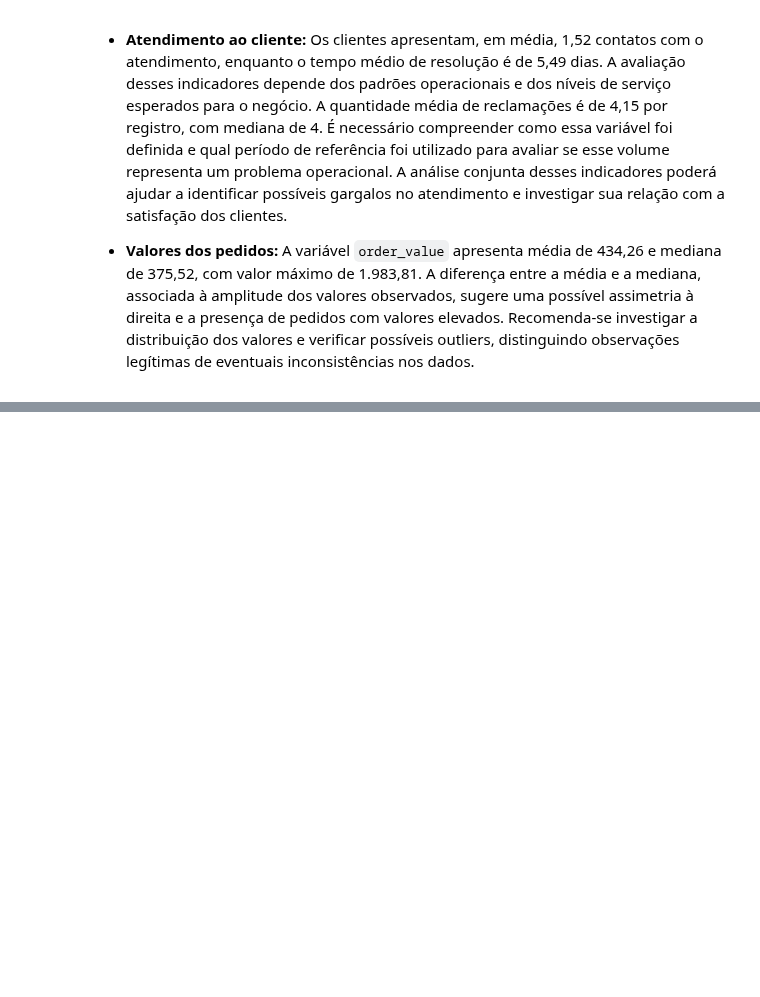
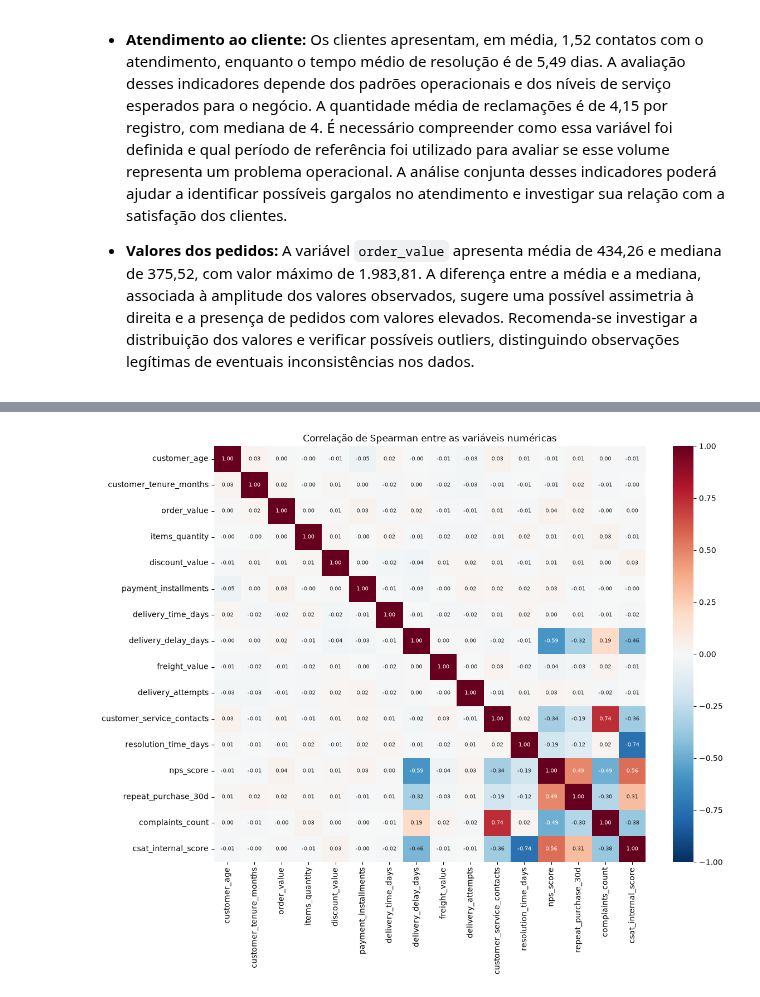
Before and after one commit to jpvbrandaos/tech-challenge-nps-preditivo, a Jupyter notebook: notebooks/01_qualidade_e_tratamento.ipynb, the cells around one changed output, grey strips where cells are left out. Drawn from its saved outputs; the diff is of its cells as text; code cells hidden in the pictures; blank space fills up the shorter version.

```diff
--- a/notebooks/01_qualidade_e_tratamento.ipynb
+++ b/notebooks/01_qualidade_e_tratamento.ipynb
@@ -104,0 +361,16 @@ raw.drop(columns=["customer_id", "order_id"]).describe().T.round(2)
+# %%
+plt.figure(figsize=(12, 10))
+sns.heatmap(
+    variables.corr(method="spearman"),
+    annot=True,
+    fmt=".2f",
+    annot_kws={"size": 7},
+    cmap="RdBu_r",
+    vmin=-1,
+    vmax=1,
+)
+plt.title("Correlação de Spearman entre as variáveis numéricas")
+plt.tight_layout()
+plt.show()
+# %% [output]
+[figure, added]
```
Also changed, not shown: parts of 18 cells of this notebook.
